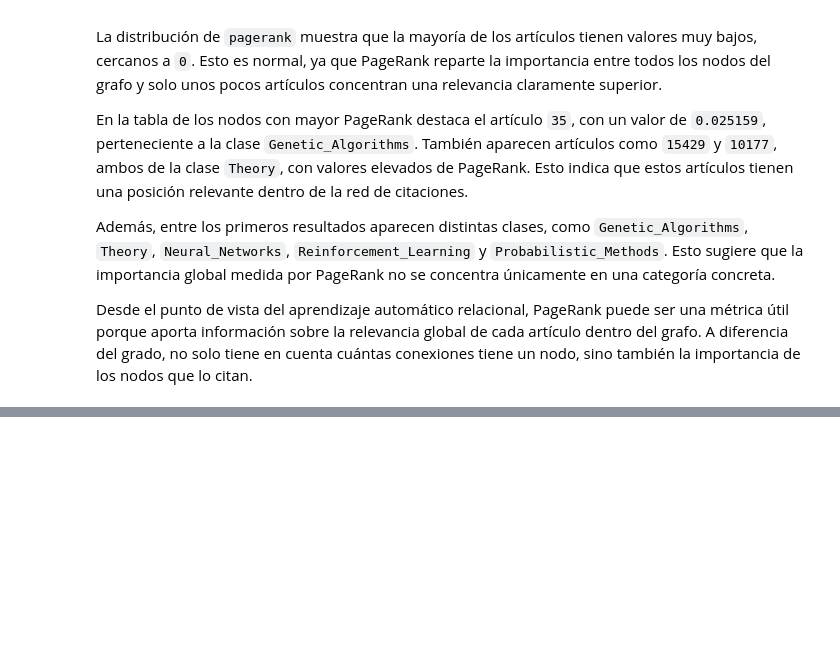
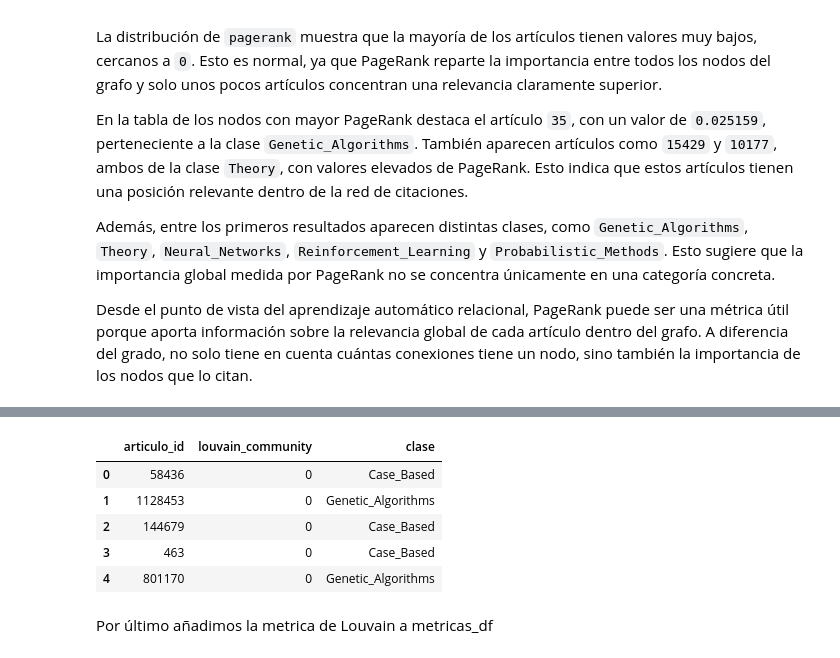
Before and after one commit to enriquepc004/ia-aprendizaje-relacional, a Jupyter notebook: notebooks/02_metricas_relacionales.ipynb, the cells around one changed output, grey strips where cells are left out. Cells and saved outputs as stored; diff of their text form; code cells hidden in the pictures; blank space fills up the shorter version.

```diff
--- a/notebooks/02_metricas_relacionales.ipynb
+++ b/notebooks/02_metricas_relacionales.ipynb
@@ -694,0 +766,20 @@ Desde el punto de vista del aprendizaje automático relacional, PageRank puede s
+# %%
+louvain_df = louvain_series.reset_index()
+louvain_df.columns = ["articulo_id", "louvain_community"]
+
+louvain_df = louvain_df.merge(
+    contenido[["articulo_id", "clase"]],
+    on="articulo_id",
+    how="left"
+)
+
+louvain_df.head()
+# %% [output]
+|  | articulo_id | louvain_community | clase |
+| 0 | 58436 | 0 | Case_Based |
+| 1 | 1128453 | 0 | Genetic_Algorithms |
+| 2 | 144679 | 0 | Case_Based |
+| 3 | 463 | 0 | Case_Based |
+| 4 | 801170 | 0 | Genetic_Algorithms |
+# %% [markdown]
+Por último añadimos la metrica de Louvain a metricas_df
```
Also changed, not shown: parts of 11 cells of this notebook, 1 other file.
